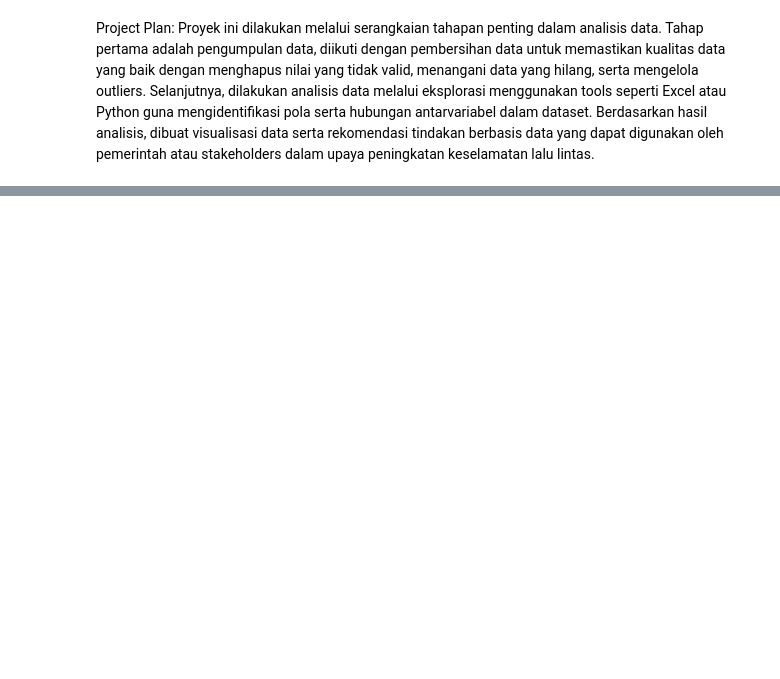
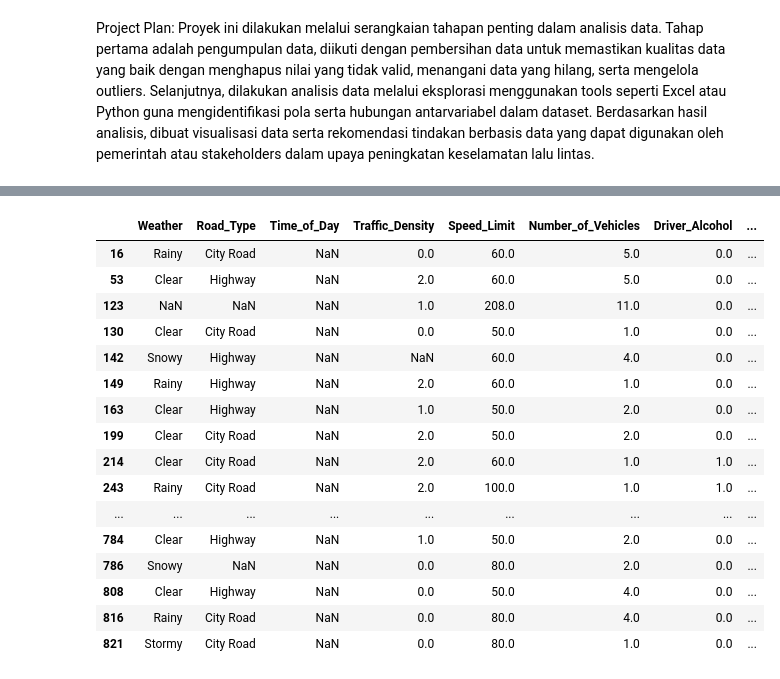
Before and after one commit to naylacamelia/Mini-Project-1-AVD, a Jupyter notebook: Nayla_camelia_indraswari_Checkpoin_1_AVD.ipynb, the cells around one changed output, grey strips where cells are left out. Drawn from its saved outputs; the diff is of its cells as text; code cells hidden in the pictures; blank space fills up the shorter version.

```diff
--- a/Nayla_camelia_indraswari_Checkpoin_1_AVD.ipynb
+++ b/Nayla_camelia_indraswari_Checkpoin_1_AVD.ipynb
@@ -21,0 +431,20 @@ Project Plan: Proyek ini dilakukan melalui serangkaian tahapan penting dalam ana
+# %%
+df[df['Time_of_Day'].isnull()]
+# %% [output]
+|  | Weather | Road_Type | Time_of_Day | Traffic_Density | Speed_Limit | Number_of_Vehicles | Driver_Alcohol | ... |
+| 16 | Rainy | City Road | NaN | 0.0 | 60.0 | 5.0 | 0.0 | ... |
+| 53 | Clear | Highway | NaN | 2.0 | 60.0 | 5.0 | 0.0 | ... |
+| 123 | NaN | NaN | NaN | 1.0 | 208.0 | 11.0 | 0.0 | ... |
+| 130 | Clear | City Road | NaN | 0.0 | 50.0 | 1.0 | 0.0 | ... |
+| 142 | Snowy | Highway | NaN | NaN | 60.0 | 4.0 | 0.0 | ... |
+| 149 | Rainy | Highway | NaN | 2.0 | 60.0 | 1.0 | 0.0 | ... |
+| 163 | Clear | Highway | NaN | 1.0 | 50.0 | 2.0 | 0.0 | ... |
+| 199 | Clear | City Road | NaN | 2.0 | 50.0 | 2.0 | 0.0 | ... |
+| 214 | Clear | City Road | NaN | 2.0 | 60.0 | 1.0 | 1.0 | ... |
+| 243 | Rainy | City Road | NaN | 2.0 | 100.0 | 1.0 | 1.0 | ... |
+| ... | ... | ... | ... | ... | ... | ... | ... | ... |
+| 784 | Clear | Highway | NaN | 1.0 | 50.0 | 2.0 | 0.0 | ... |
+| 786 | Snowy | NaN | NaN | 0.0 | 80.0 | 2.0 | 0.0 | ... |
+| 808 | Clear | Highway | NaN | 0.0 | 50.0 | 4.0 | 0.0 | ... |
+| 816 | Rainy | City Road | NaN | 0.0 | 80.0 | 4.0 | 0.0 | ... |
+| 821 | Stormy | City Road | NaN | 0.0 | 80.0 | 1.0 | 0.0 | ... |
```
Also changed, not shown: parts of 118 cells of this notebook.
